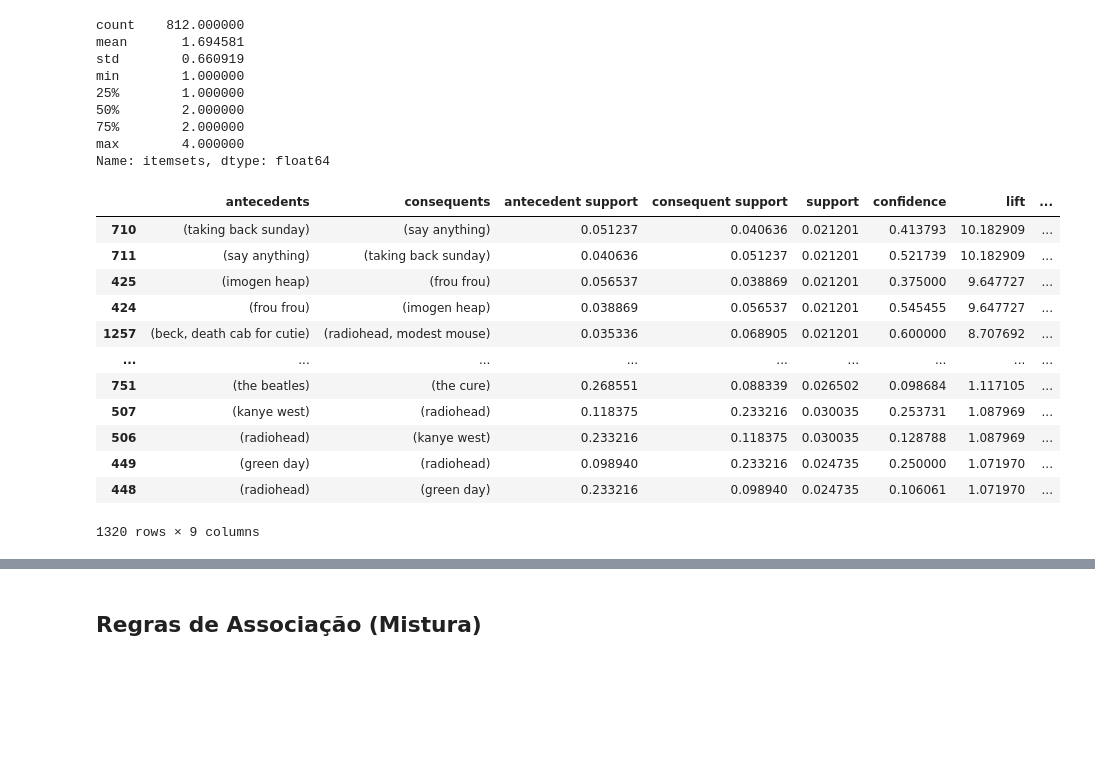
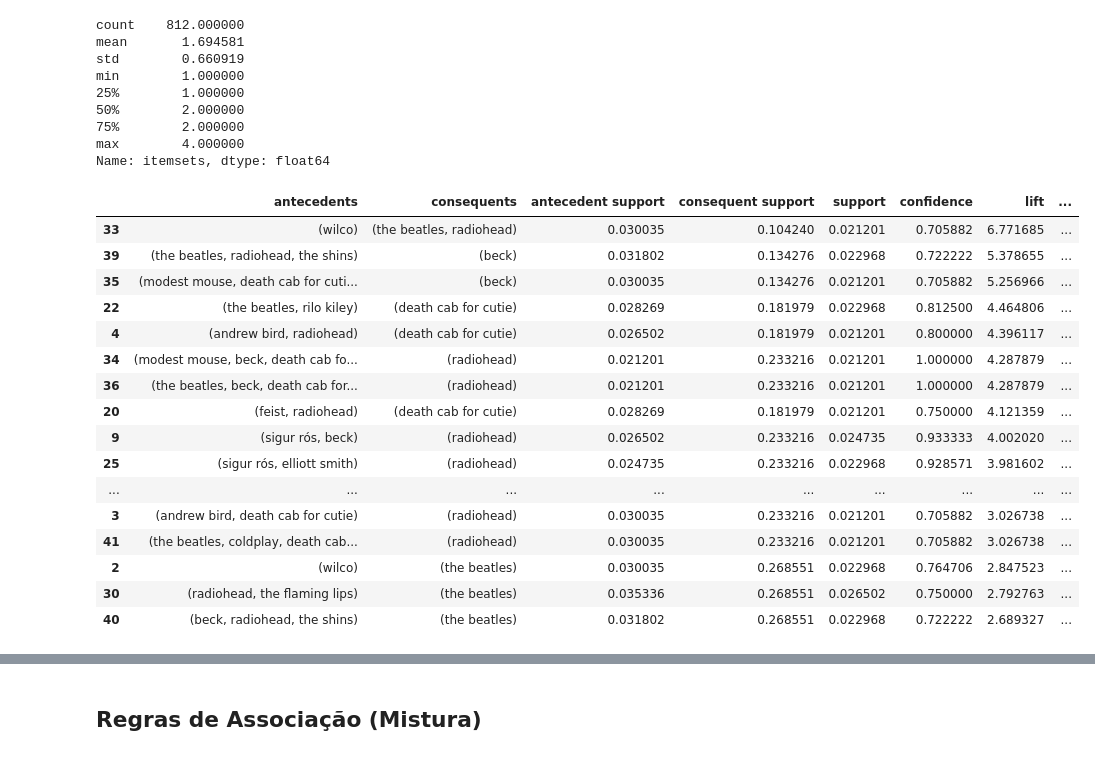
Before and after one commit to usr-bin32/data-mining-assignments, a Jupyter notebook: p2/notebook.ipynb, the cells around one changed output, grey strips where cells are left out. Cells and saved outputs as stored; diff of their text form; code cells hidden in the pictures; blank space fills up the shorter version.

```diff
--- a/p2/notebook.ipynb
+++ b/p2/notebook.ipynb
@@ -243,5 +253,6 @@ rules_male
 # %% [markdown]
 ### Regras de Associação (Estados Unidos)
 # %%
-transactions = df[df["pais"] == "United States"].groupby("idUsuario")["artista"].aggregate(list)
-transactions
+transactions = (
+    df[df["pais"] == "United States"].groupby("idUsuario")["artista"].aggregate(list)
+)
@@ -314,21 +281,26 @@ min        1.000000
 max        4.000000
 Name: itemsets, dtype: float64
 # %%
-rules_us = association_rules(itemsets, metric="confidence", min_threshold=0.0).sort_values(
-    by="lift", ascending=False
-)
+rules_us = association_rules(
+    itemsets, metric="confidence", min_threshold=0.7
+).sort_values(by="lift", ascending=False)
+rules_us["absolute_support"] = (rules_us["support"] * len(transactions)).apply(round)
 rules_us
 # %% [output]
 |  | antecedents | consequents | antecedent support | consequent support | support | confidence | lift | ... |
-| 710 | (taking back sunday) | (say anything) | 0.051237 | 0.040636 | 0.021201 | 0.413793 | 10.182909 | ... |
-| 711 | (say anything) | (taking back sunday) | 0.040636 | 0.051237 | 0.021201 | 0.521739 | 10.182909 | ... |
-| 425 | (imogen heap) | (frou frou) | 0.056537 | 0.038869 | 0.021201 | 0.375000 | 9.647727 | ... |
-| 424 | (frou frou) | (imogen heap) | 0.038869 | 0.056537 | 0.021201 | 0.545455 | 9.647727 | ... |
-| 1257 | (beck, death cab for cutie) | (radiohead, modest mouse) | 0.035336 | 0.068905 | 0.021201 | 0.600000 | 8.707692 | ... |
+| 33 | (wilco) | (the beatles, radiohead) | 0.030035 | 0.104240 | 0.021201 | 0.705882 | 6.771685 | ... |
+| 39 | (the beatles, radiohead, the shins) | (beck) | 0.031802 | 0.134276 | 0.022968 | 0.722222 | 5.378655 | ... |
+| 35 | (modest mouse, death cab for cuti... | (beck) | 0.030035 | 0.134276 | 0.021201 | 0.705882 | 5.256966 | ... |
+| 22 | (the beatles, rilo kiley) | (death cab for cutie) | 0.028269 | 0.181979 | 0.022968 | 0.812500 | 4.464806 | ... |
+| 4 | (andrew bird, radiohead) | (death cab for cutie) | 0.026502 | 0.181979 | 0.021201 | 0.800000 | 4.396117 | ... |
+| 34 | (modest mouse, beck, death cab fo... | (radiohead) | 0.021201 | 0.233216 | 0.021201 | 1.000000 | 4.287879 | ... |
+| 36 | (the beatles, beck, death cab for... | (radiohead) | 0.021201 | 0.233216 | 0.021201 | 1.000000 | 4.287879 | ... |
+| 20 | (feist, radiohead) | (death cab for cutie) | 0.028269 | 0.181979 | 0.021201 | 0.750000 | 4.121359 | ... |
+| 9 | (sigur rós, beck) | (radiohead) | 0.026502 | 0.233216 | 0.024735 | 0.933333 | 4.002020 | ... |
+| 25 | (sigur rós, elliott smith) | (radiohead) | 0.024735 | 0.233216 | 0.022968 | 0.928571 | 3.981602 | ... |
 | ... | ... | ... | ... | ... | ... | ... | ... | ... |
-| 751 | (the beatles) | (the cure) | 0.268551 | 0.088339 | 0.026502 | 0.098684 | 1.117105 | ... |
-| 507 | (kanye west) | (radiohead) | 0.118375 | 0.233216 | 0.030035 | 0.253731 | 1.087969 | ... |
-| 506 | (radiohead) | (kanye west) | 0.233216 | 0.118375 | 0.030035 | 0.128788 | 1.087969 | ... |
-| 449 | (green day) | (radiohead) | 0.098940 | 0.233216 | 0.024735 | 0.250000 | 1.071970 | ... |
-| 448 | (radiohead) | (green day) | 0.233216 | 0.098940 | 0.024735 | 0.106061 | 1.071970 | ... |
+| 3 | (andrew bird, death cab for cutie) | (radiohead) | 0.030035 | 0.233216 | 0.021201 | 0.705882 | 3.026738 | ... |
+| 41 | (the beatles, coldplay, death cab... | (radiohead) | 0.030035 | 0.233216 | 0.021201 | 0.705882 | 3.026738 | ... |
+| 2 | (wilco) | (the beatles) | 0.030035 | 0.268551 | 0.022968 | 0.764706 | 2.847523 | ... |
+| 30 | (radiohead, the flaming lips) | (the beatles) | 0.035336 | 0.268551 | 0.026502 | 0.750000 | 2.792763 | ... |
+| 40 | (beck, radiohead, the shins) | (the beatles) | 0.031802 | 0.268551 | 0.022968 | 0.722222 | 2.689327 | ... |
-1320 rows × 9 columns
```
Also changed, not shown: parts of 22 cells of this notebook, 2 other files.
